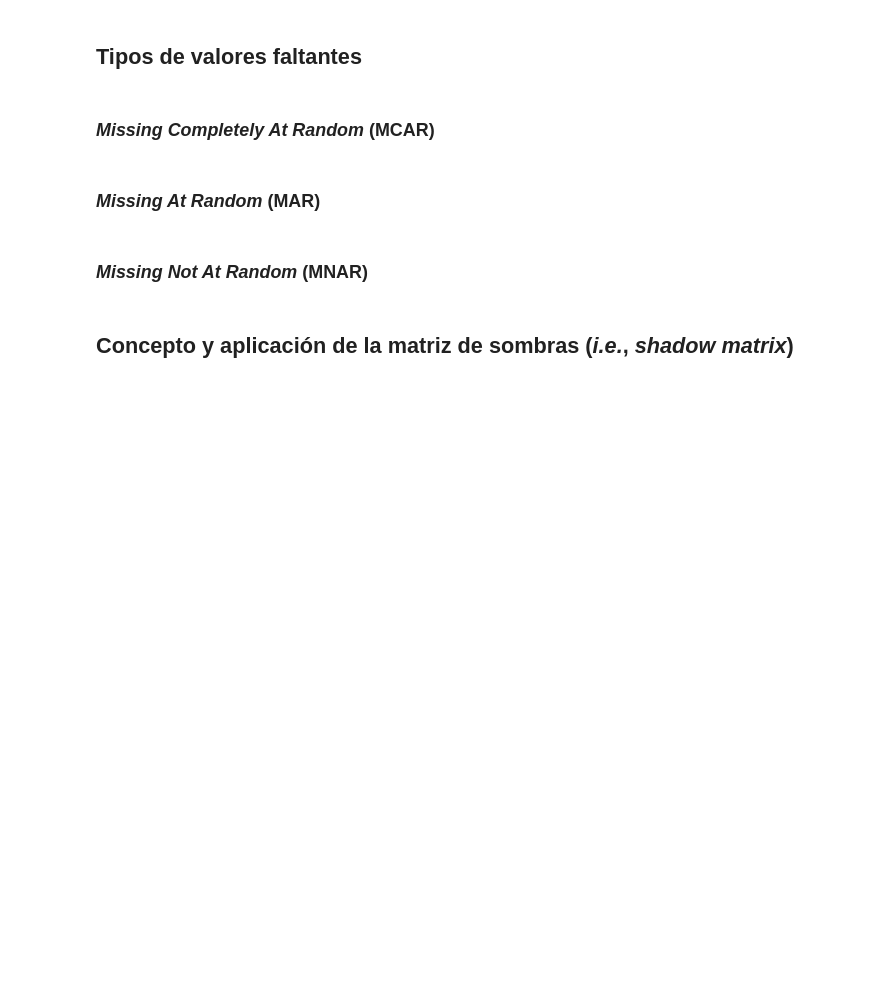
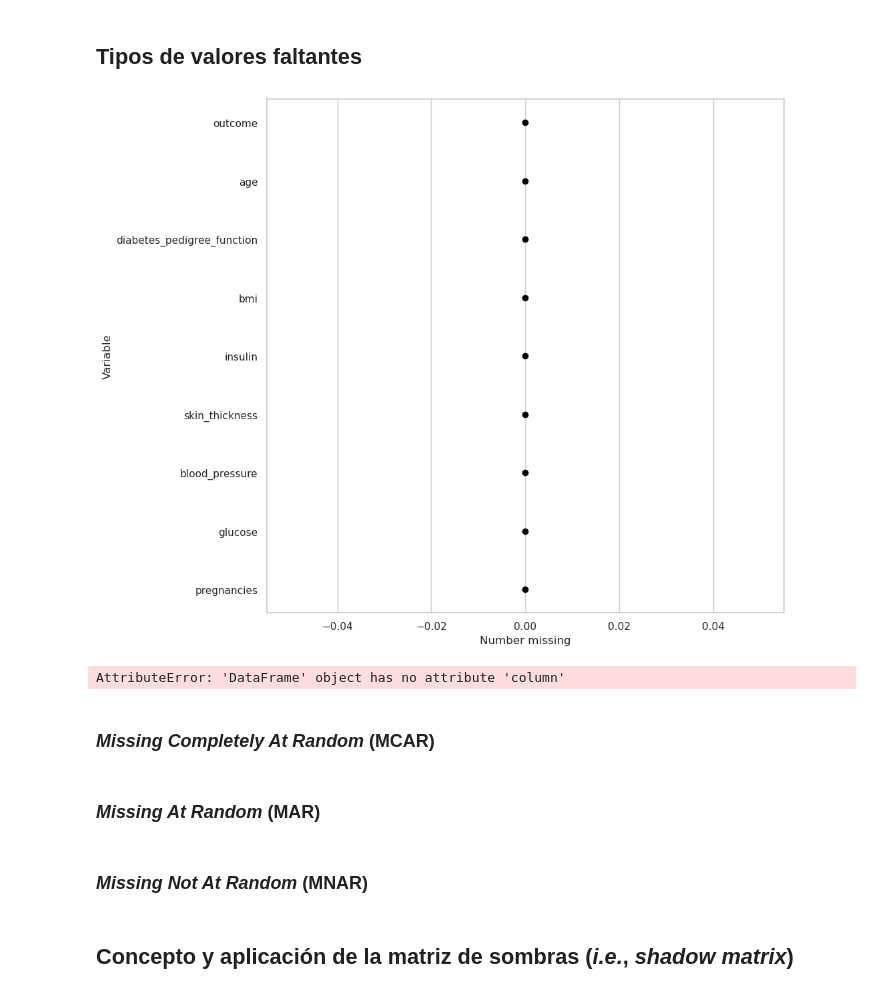
Before and after one commit to EstebannRomeroo/exploration_missing_values, a Jupyter notebook: notebook/live-exploration-missing-values.ipynb, the cells around one changed output. Saved outputs shown, nothing was run; the diff lists cells and outputs as text; code cells hidden in the pictures; blank space fills up the shorter version.

Commit message:
Types of missing values

```diff
--- a/notebook/live-exploration-missing-values.ipynb
+++ b/notebook/live-exploration-missing-values.ipynb
@@ -669,5 +736,14 @@ Ejemplo, encontrar los pares faltantes de `name` y `time`.
 # %% [markdown]
 ## Tipos de valores faltantes
+# %%
+diabetes_df.missing.missing_variable_plot()
+# %% [output]
+[figure, added]
+# %%
+diabetes_df[diabetes_df.column[1:6]] = diabetes_df[diabetes_df.columns[1:6]].replace(0, np.nan)
+diabetes_df
+# %% [output]
+AttributeError: 'DataFrame' object has no attribute 'column'
 # %% [markdown]
 ### _Missing Completely At Random_ (MCAR)
 # %% [markdown]
```
Also changed, not shown: parts of 5 cells of this notebook.
